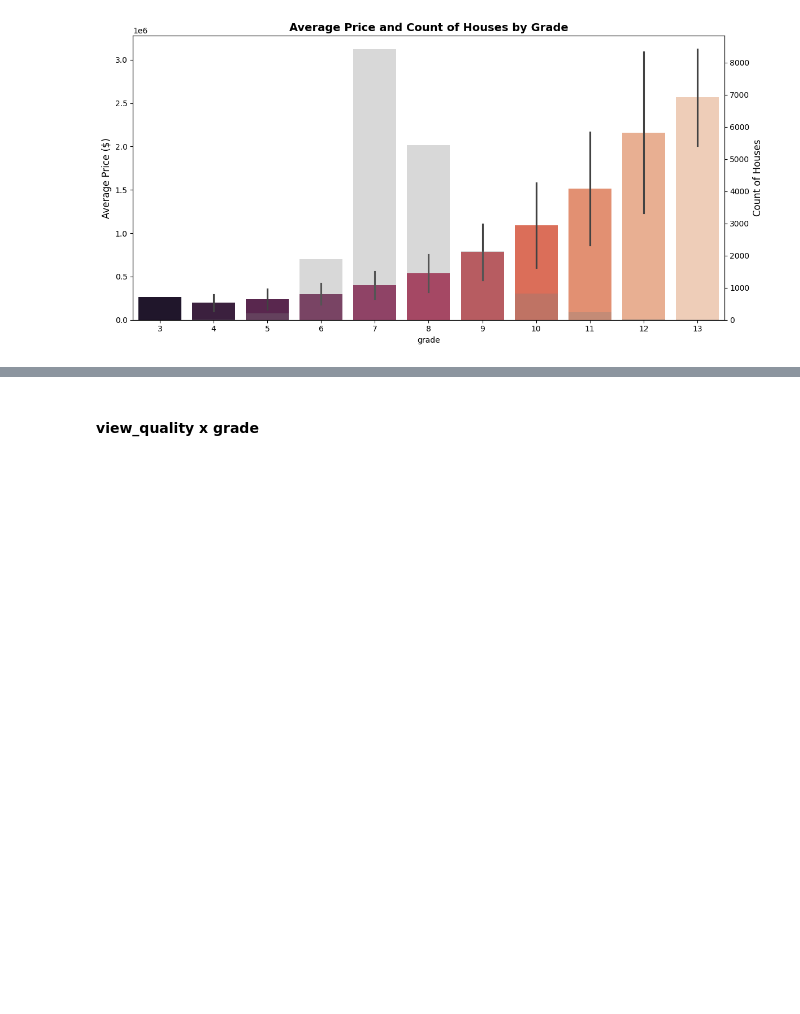
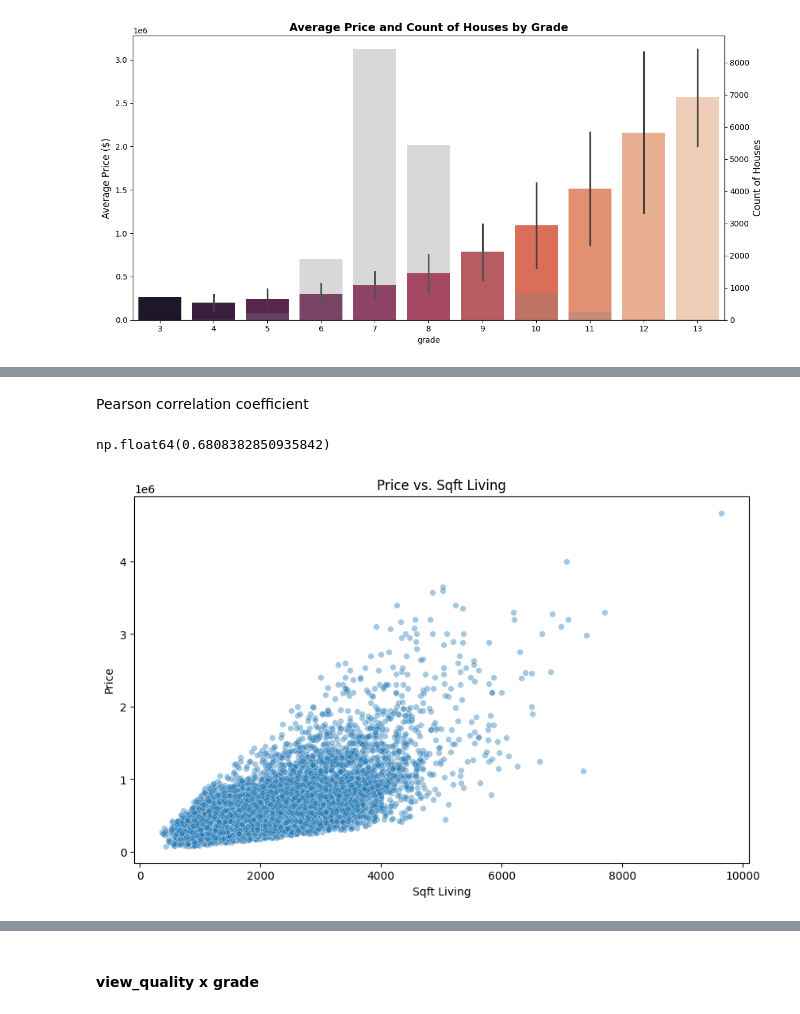
Before and after one commit to hallothere/ds-eda-project, a Jupyter notebook: eda_project_king_county_house.ipynb, the cells around one changed output, grey strips where cells are left out. Saved outputs shown, nothing was run; the diff lists cells and outputs as text; code cells hidden in the pictures; blank space fills up the shorter version.

```diff
--- a/eda_project_king_county_house.ipynb
+++ b/eda_project_king_county_house.ipynb
@@ -912,0 +1023,21 @@ plt.show()
+# %% [markdown]
+Pearson correlation coefficient
+# %%
+combined_clean["price"].corr(combined_clean["sqft_living"])
+# %% [output]
+np.float64(0.6808382850935842)
+# %%
+plt.figure(figsize=(10,6))
+sns.scatterplot(
+    data=combined_clean,
+    x='sqft_living',
+    y='price',
+    alpha=0.4,
+    s=30
+)
+plt.title("Price vs. Sqft Living")
+plt.xlabel("Sqft Living")
+plt.ylabel("Price")
+plt.show()
+# %% [output]
+[figure, added]
```
Also changed, not shown: parts of 60 cells of this notebook, 1 other file.
